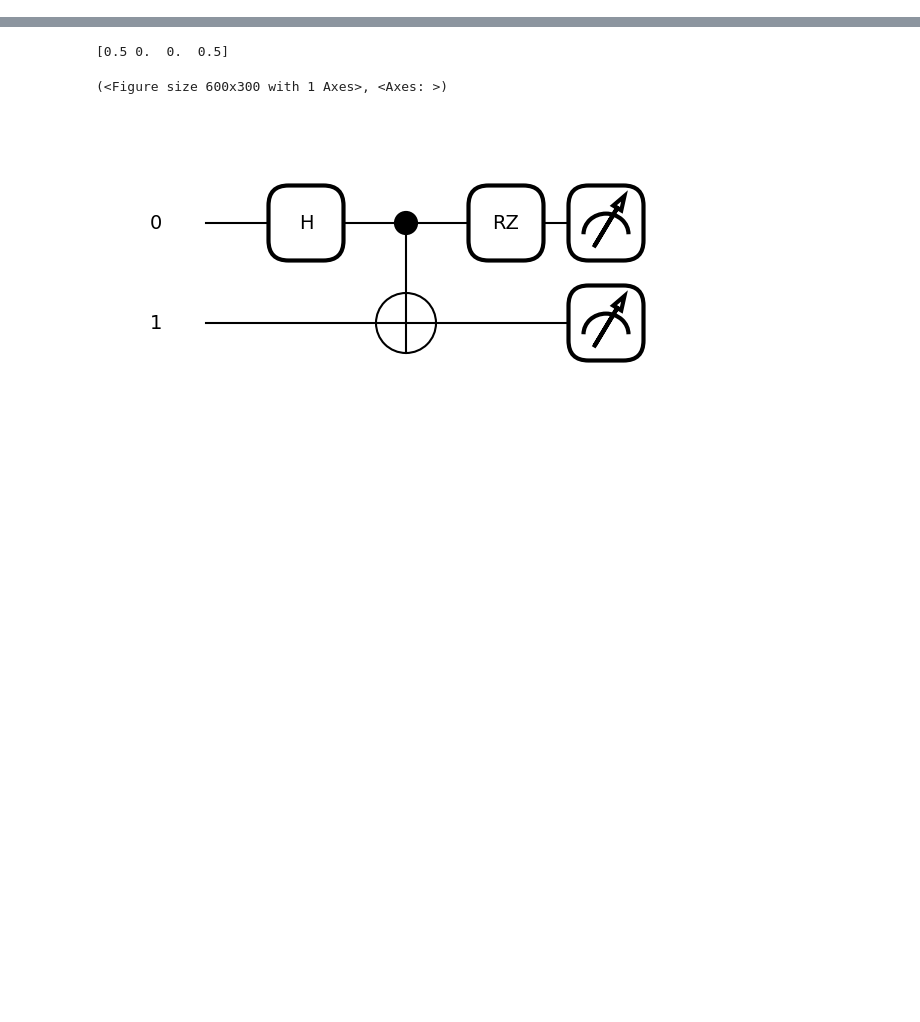
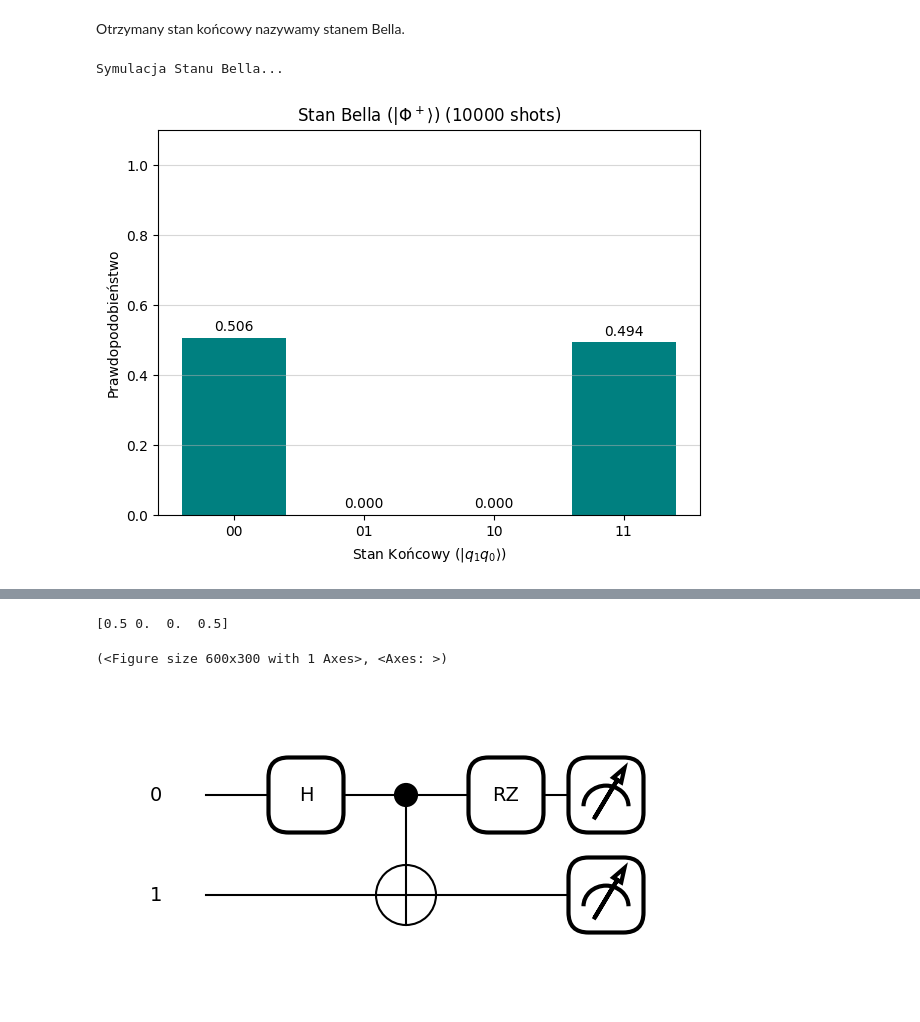
Before and after one commit to sebkaz-teaching/qml2025, a Jupyter notebook: cwiczenia/cw3.ipynb, the cells around one changed output, grey strips where cells are left out. Drawn from its saved outputs; the diff is of its cells as text; code cells hidden in the pictures; blank space fills up the shorter version.

```diff
--- a/cwiczenia/cw3.ipynb
+++ b/cwiczenia/cw3.ipynb
@@ -115,0 +46,2 @@ plot_counts_histogram(counts_zero, "Wyniki Pomiaru: Stan Początkowy $|00\\rangl
+# %% [markdown]
+Otrzymany stan końcowy nazywamy stanem Bella.
@@ -115,0 +94,8 @@ plot_counts_histogram(counts_zero, "Wyniki Pomiaru: Stan Początkowy $|00\\rangl
+# %%
+# Wywołanie dla Stanu Bella
+print("Symulacja Stanu Bella...")
+counts_bell = circ_bell()
+plot_counts_histogram(counts_bell, "Stan Bella ($|\\Phi^+ \\rangle$)")
+# %% [output]
+Symulacja Stanu Bella...
+[figure, added]
```
Also changed, not shown: parts of 27 cells of this notebook, 1 other file.
